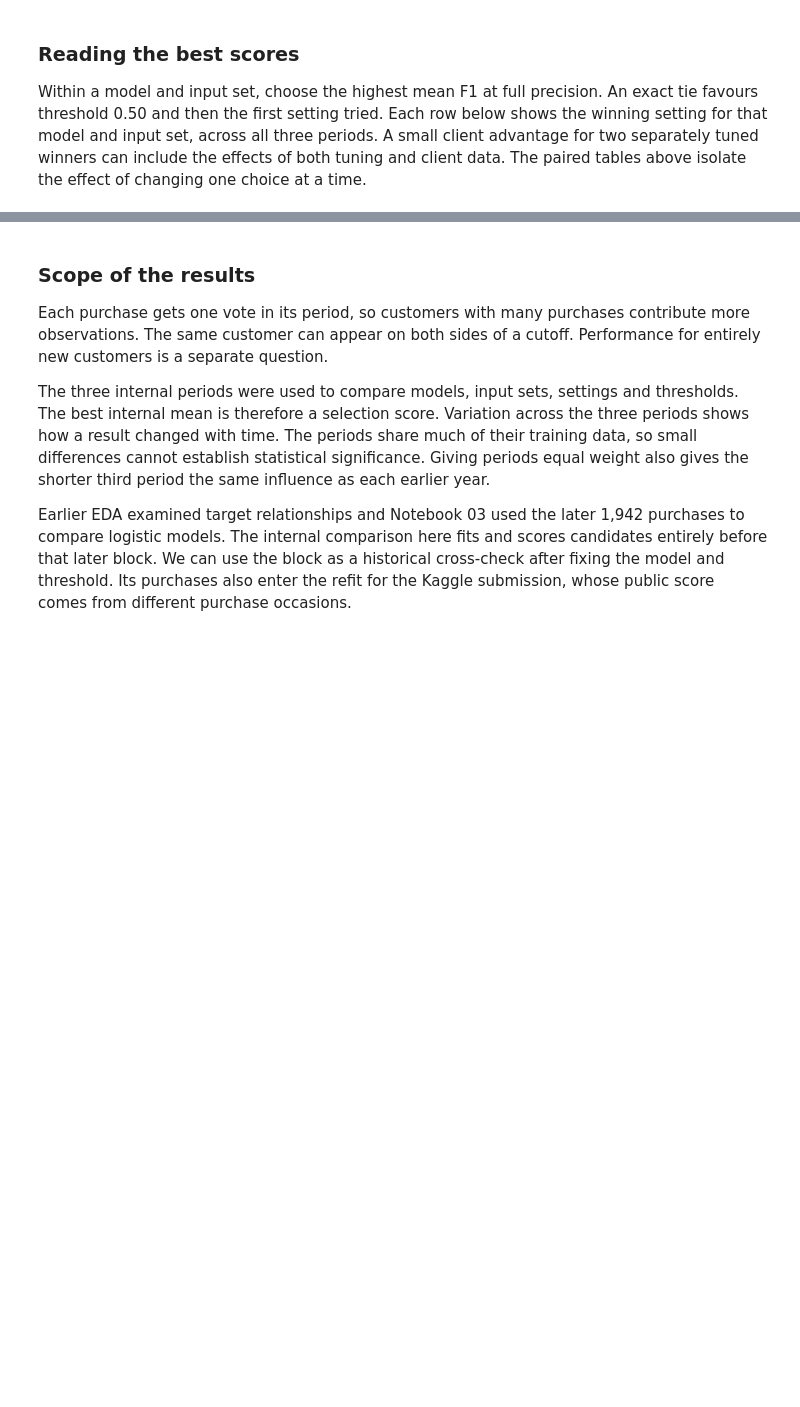
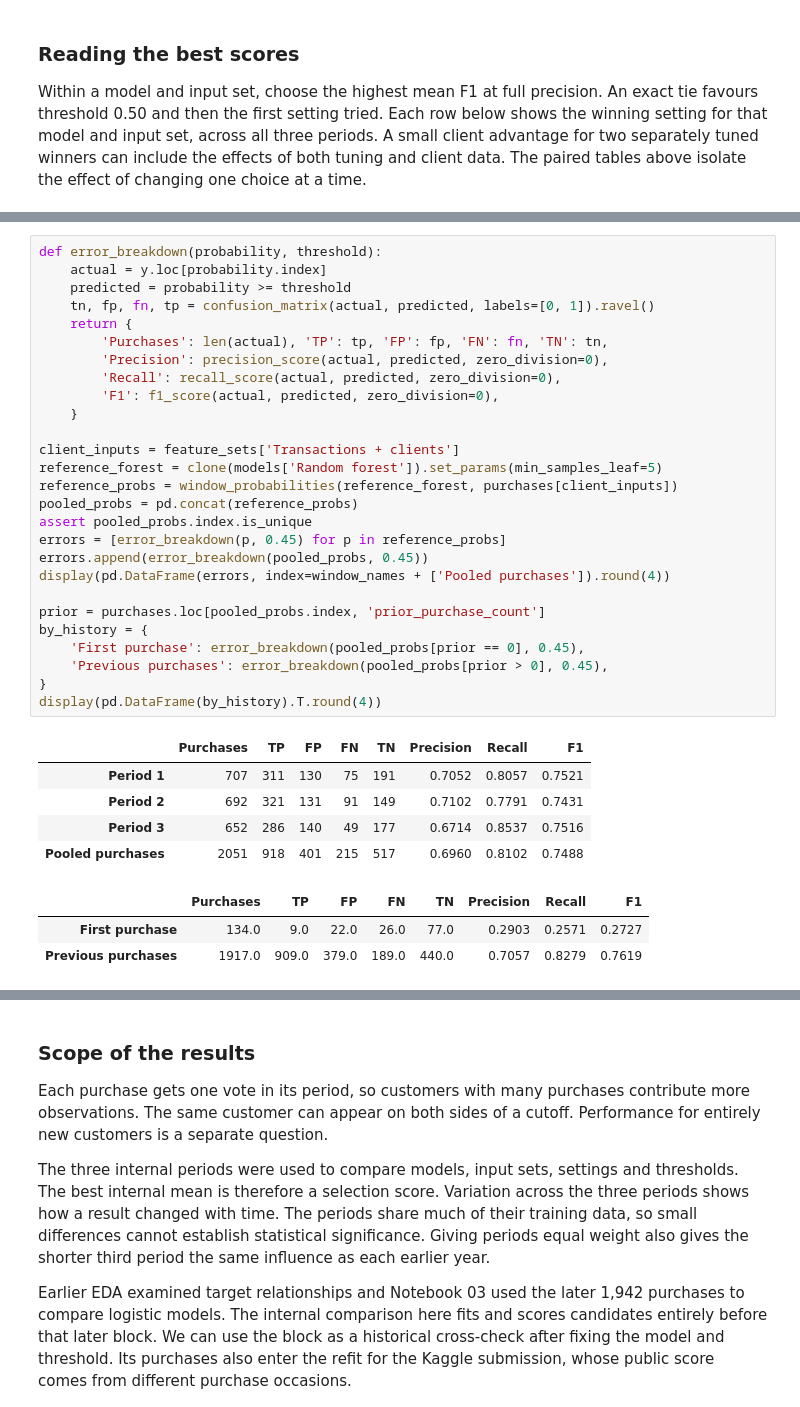
Before and after one commit to alfredosoudo21/ML_Group_04, a Jupyter notebook: notebooks/04_model_comparison.ipynb, the cells around one changed output, grey strips where cells are left out. Cells and saved outputs as stored; diff of their text form; blank space fills up the shorter version.

```diff
--- a/notebooks/04_model_comparison.ipynb
+++ b/notebooks/04_model_comparison.ipynb
@@ -362,0 +377,36 @@ The Kaggle export below reproduces the previously submitted forest. The comparis
+# %%
+def error_breakdown(probability, threshold):
+    actual = y.loc[probability.index]
+    predicted = probability >= threshold
+    tn, fp, fn, tp = confusion_matrix(actual, predicted, labels=[0, 1]).ravel()
+    return {
+        'Purchases': len(actual), 'TP': tp, 'FP': fp, 'FN': fn, 'TN': tn,
+        'Precision': precision_score(actual, predicted, zero_division=0),
+        'Recall': recall_score(actual, predicted, zero_division=0),
+        'F1': f1_score(actual, predicted, zero_division=0),
+    }
+
+client_inputs = feature_sets['Transactions + clients']
+reference_forest = clone(models['Random forest']).set_params(min_samples_leaf=5)
+reference_probs = window_probabilities(reference_forest, purchases[client_inputs])
+pooled_probs = pd.concat(reference_probs)
+assert pooled_probs.index.is_unique
+errors = [error_breakdown(p, 0.45) for p in reference_probs]
+errors.append(error_breakdown(pooled_probs, 0.45))
+display(pd.DataFrame(errors, index=window_names + ['Pooled purchases']).round(4))
+
+prior = purchases.loc[pooled_probs.index, 'prior_purchase_count']
+by_history = {
+    'First purchase': error_breakdown(pooled_probs[prior == 0], 0.45),
+    'Previous purchases': error_breakdown(pooled_probs[prior > 0], 0.45),
+}
+display(pd.DataFrame(by_history).T.round(4))
+# %% [output]
+|  | Purchases | TP | FP | FN | TN | Precision | Recall | F1 |
+| Period 1 | 707 | 311 | 130 | 75 | 191 | 0.7052 | 0.8057 | 0.7521 |
+| Period 2 | 692 | 321 | 131 | 91 | 149 | 0.7102 | 0.7791 | 0.7431 |
+| Period 3 | 652 | 286 | 140 | 49 | 177 | 0.6714 | 0.8537 | 0.7516 |
+| Pooled purchases | 2051 | 918 | 401 | 215 | 517 | 0.6960 | 0.8102 | 0.7488 |
+|  | Purchases | TP | FP | FN | TN | Precision | Recall | F1 |
+| First purchase | 134.0 | 9.0 | 22.0 | 26.0 | 77.0 | 0.2903 | 0.2571 | 0.2727 |
+| Previous purchases | 1917.0 | 909.0 | 379.0 | 189.0 | 440.0 | 0.7057 | 0.8279 | 0.7619 |
```
Also changed, not shown: parts of 23 cells of this notebook, 1 other file.
